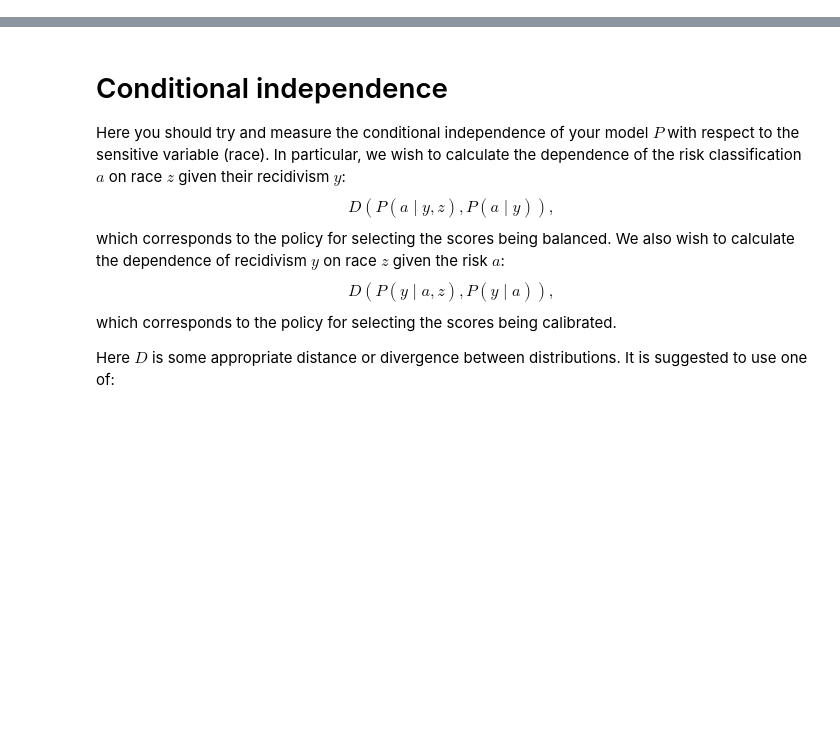
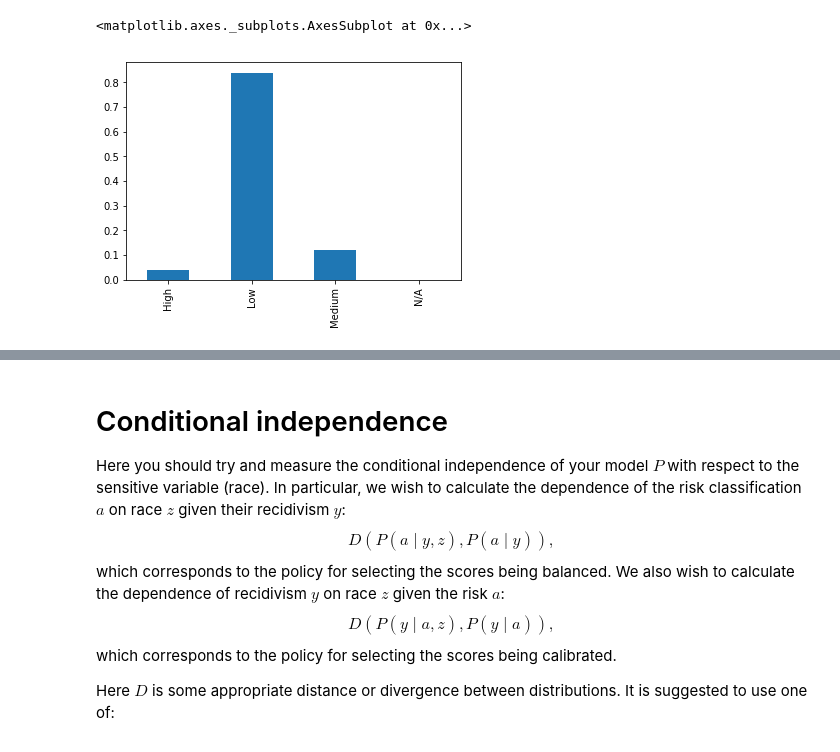
Before and after one commit to olethrosdc/ml-society-science, a Jupyter notebook: src/fairness/COMPAS.ipynb, the cells around one changed output, grey strips where cells are left out. Drawn from its saved outputs; the diff is of its cells as text; code cells hidden in the pictures; blank space fills up the shorter version.

```diff
--- a/src/fairness/COMPAS.ipynb
+++ b/src/fairness/COMPAS.ipynb
@@ -50,3 +140,10 @@ relative_counts.plot.bar().legend(bbox_to_anchor = (1,1))
+# %%
+# Let's plot this a bit differently
+
+relative_counts["Asian", 0].plot.bar()
+# %% [output]
+<matplotlib.axes._subplots.AxesSubplot at 0x...>
+[figure, added]
 # %%
 from statsmodels.formula.api import Logit, logit, mnlogit
 # %%
```
Also changed, not shown: parts of 13 cells of this notebook.
